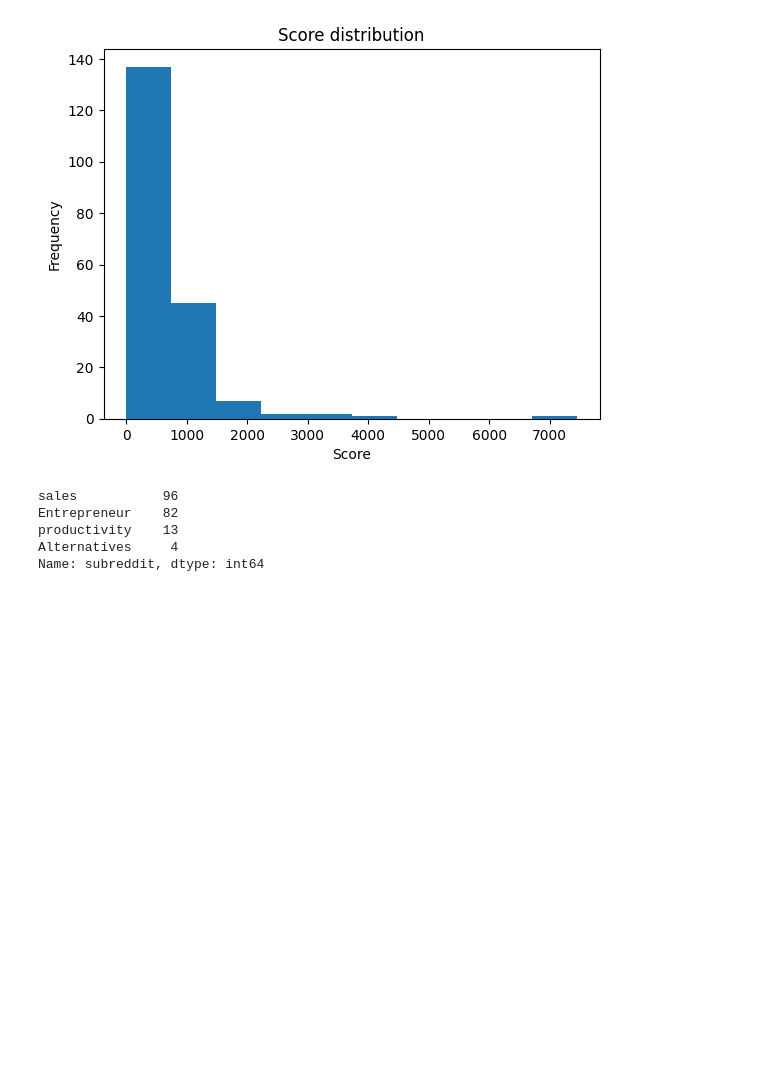
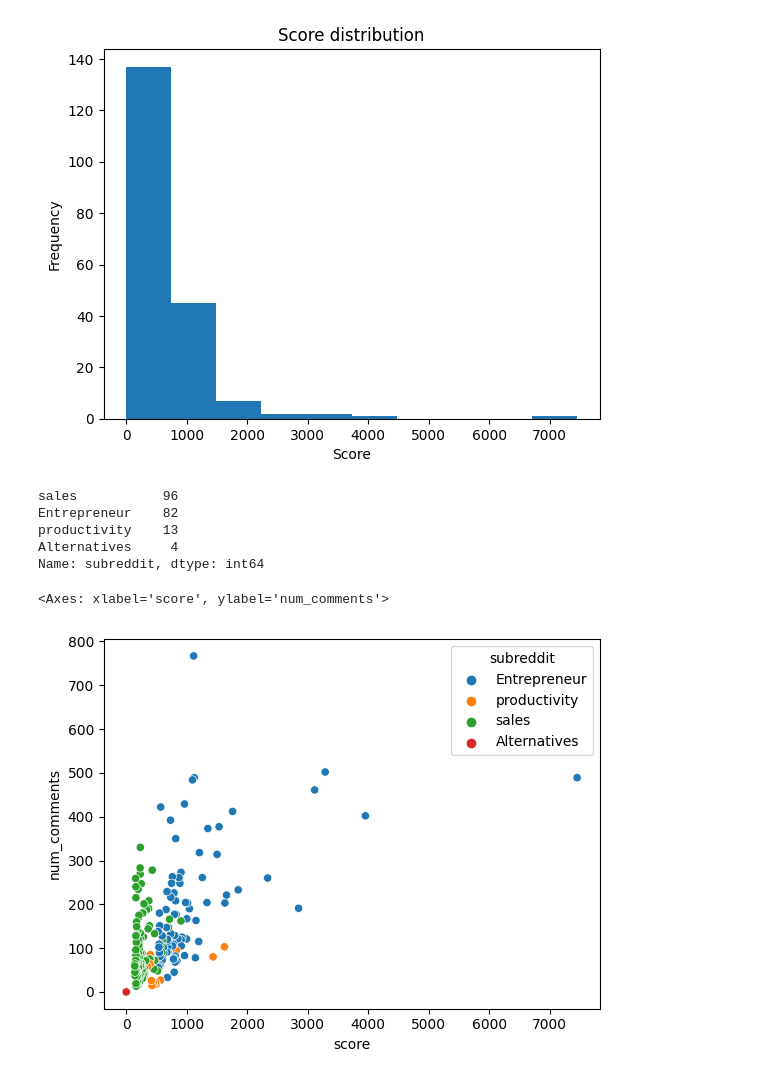
Before and after one commit to baranouskiart/reddit_sentiment, a Jupyter notebook: reddit_sentiment_analysis.ipynb, the cells around one changed output. Drawn from its saved outputs; the diff is of its cells as text; code cells hidden in the pictures; blank space fills up the shorter version.

```diff
--- a/reddit_sentiment_analysis.ipynb
+++ b/reddit_sentiment_analysis.ipynb
@@ -182,3 +178,11 @@ Entrepreneur    82
 productivity    13
 Alternatives     4
 Name: subreddit, dtype: int64
+# %%
+import seaborn as sns
+
+sns.scatterplot(data=posts_df, x='score', y='num_comments', hue='subreddit')
+#here we can understand that 'enterpreneur' is more rated categoty by keyword
+# %% [output]
+<Axes: xlabel='score', ylabel='num_comments'>
+[figure, added]
```
Also changed, not shown: parts of 9 cells of this notebook.
